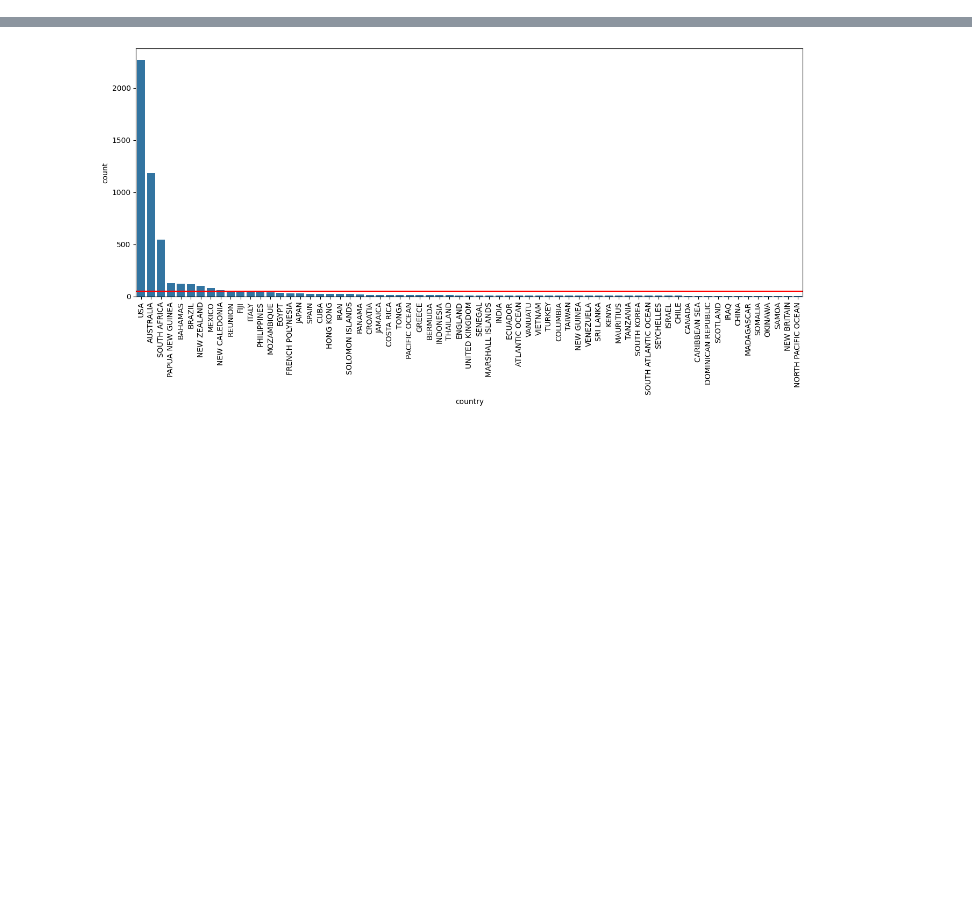
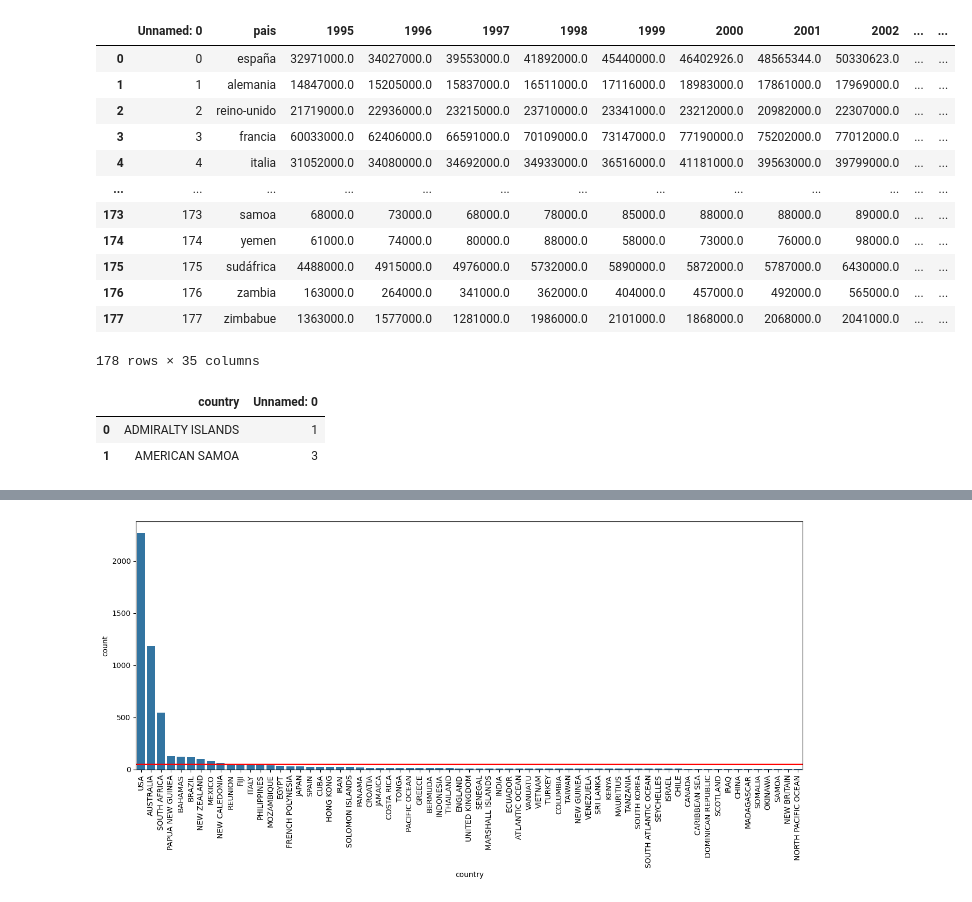
Before and after one commit to Vilicaprogramer/EDA-SHARK-ATTACK, a Jupyter notebook: src/notebooks/visualizaciones.ipynb, the cells around one changed output, grey strips where cells are left out. Saved outputs shown, nothing was run; the diff lists cells and outputs as text; code cells hidden in the pictures; blank space fills up the shorter version.

```diff
--- a/src/notebooks/visualizaciones.ipynb
+++ b/src/notebooks/visualizaciones.ipynb
@@ -10,3 +10,20 @@ import plotly.graph_objects as go
 df_shark = pd.read_csv(r'..\data\shark_attack_clean.csv')
 df_tourism = pd.read_csv(r'../data/turismo_mundial.csv')
 df_totales = pd.read_csv(r'../data/totales.csv')
+# %%
+df_tourism['totales'] = df_tourism.sum(axis=1,skipna=True, numeric_only=True)/2
+df_tourism
+# %% [output]
+|  | Unnamed: 0 | pais | 1995 | 1996 | 1997 | 1998 | 1999 | 2000 | 2001 | 2002 | ... | ... |
+| 0 | 0 | españa | 32971000.0 | 34027000.0 | 39553000.0 | 41892000.0 | 45440000.0 | 46402926.0 | 48565344.0 | 50330623.0 | ... | ... |
+| 1 | 1 | alemania | 14847000.0 | 15205000.0 | 15837000.0 | 16511000.0 | 17116000.0 | 18983000.0 | 17861000.0 | 17969000.0 | ... | ... |
+| 2 | 2 | reino-unido | 21719000.0 | 22936000.0 | 23215000.0 | 23710000.0 | 23341000.0 | 23212000.0 | 20982000.0 | 22307000.0 | ... | ... |
+| 3 | 3 | francia | 60033000.0 | 62406000.0 | 66591000.0 | 70109000.0 | 73147000.0 | 77190000.0 | 75202000.0 | 77012000.0 | ... | ... |
+| 4 | 4 | italia | 31052000.0 | 34080000.0 | 34692000.0 | 34933000.0 | 36516000.0 | 41181000.0 | 39563000.0 | 39799000.0 | ... | ... |
+| ... | ... | ... | ... | ... | ... | ... | ... | ... | ... | ... | ... | ... |
+| 173 | 173 | samoa | 68000.0 | 73000.0 | 68000.0 | 78000.0 | 85000.0 | 88000.0 | 88000.0 | 89000.0 | ... | ... |
+| 174 | 174 | yemen | 61000.0 | 74000.0 | 80000.0 | 88000.0 | 58000.0 | 73000.0 | 76000.0 | 98000.0 | ... | ... |
+| 175 | 175 | sudáfrica | 4488000.0 | 4915000.0 | 4976000.0 | 5732000.0 | 5890000.0 | 5872000.0 | 5787000.0 | 6430000.0 | ... | ... |
+| 176 | 176 | zambia | 163000.0 | 264000.0 | 341000.0 | 362000.0 | 404000.0 | 457000.0 | 492000.0 | 565000.0 | ... | ... |
+| 177 | 177 | zimbabue | 1363000.0 | 1577000.0 | 1281000.0 | 1986000.0 | 2101000.0 | 1868000.0 | 2068000.0 | 2041000.0 | ... | ... |
+178 rows × 35 columns
@@ -12,0 +32,6 @@ df_totales = pd.read_csv(r'../data/totales.csv')
+# %%
+total_x_pais_ataque.head(2)
+# %% [output]
+|  | country | Unnamed: 0 |
+| 0 | ADMIRALTY ISLANDS | 1 |
+| 1 | AMERICAN SAMOA | 3 |
```
Also changed, not shown: parts of 19 cells of this notebook, 7 other files.
